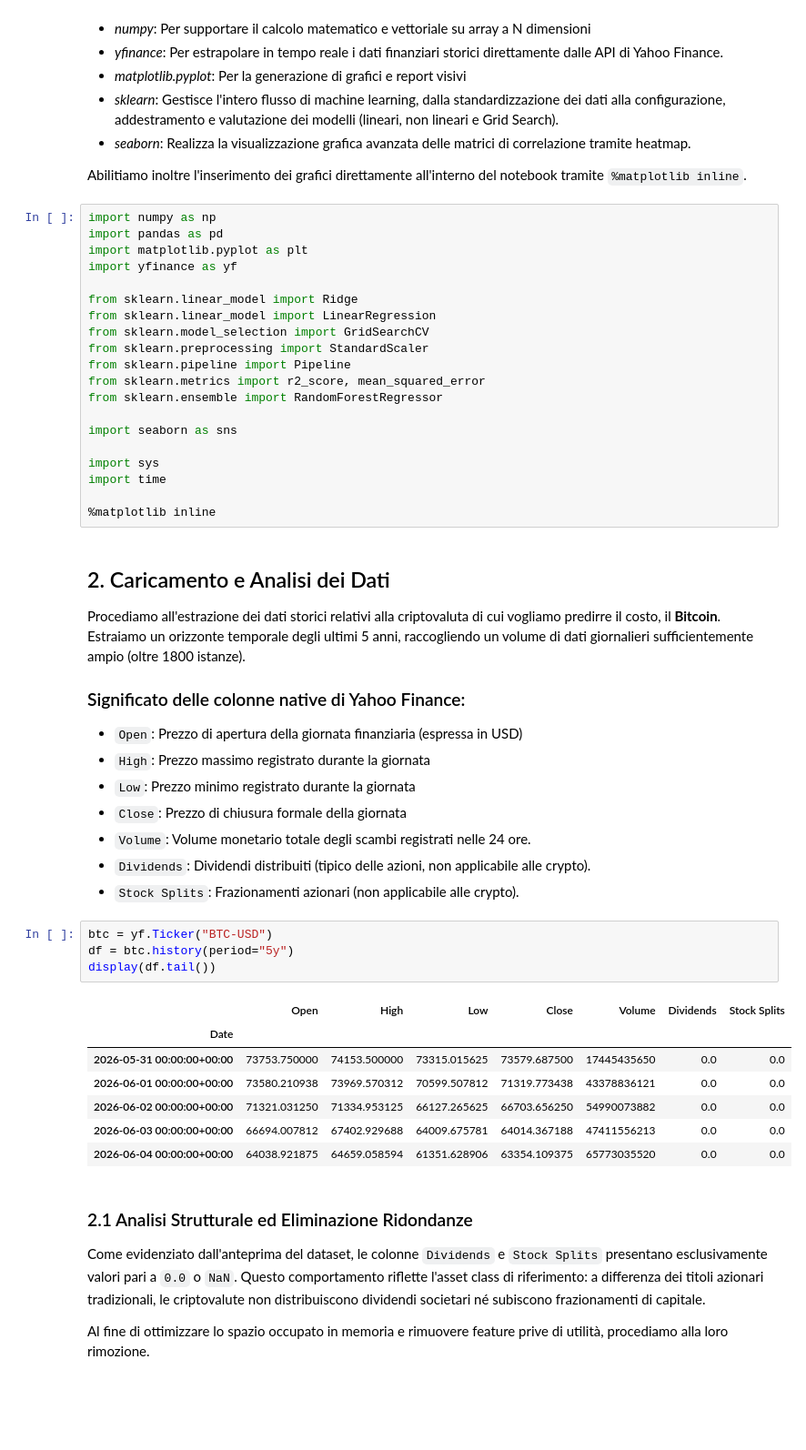
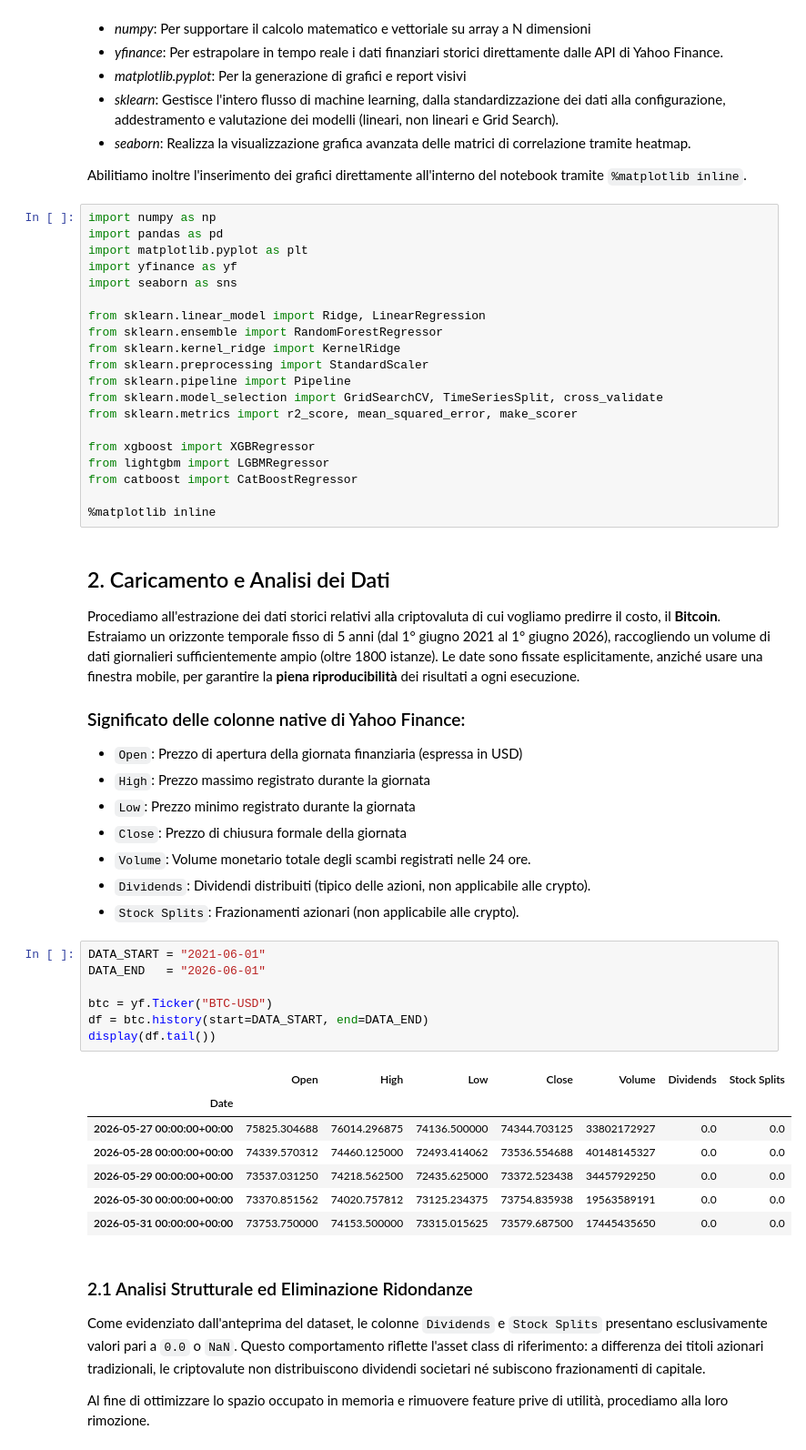
Before and after one commit to TverdohlebEgor/ProgettoDataIntensive, a Jupyter notebook: main.ipynb, the cells around one changed output. Shown at 91% size. Cells and saved outputs as stored; diff of their text form; blank space fills up the shorter version.

```diff
--- a/main.ipynb
+++ b/main.ipynb
@@ -20,25 +20,25 @@ import numpy as np
 import pandas as pd
 import matplotlib.pyplot as plt
 import yfinance as yf
+import seaborn as sns
 
-from sklearn.linear_model import Ridge
-from sklearn.linear_model import LinearRegression
-from sklearn.model_selection import GridSearchCV
+from sklearn.linear_model import Ridge, LinearRegression
+from sklearn.ensemble import RandomForestRegressor
+from sklearn.kernel_ridge import KernelRidge
 from sklearn.preprocessing import StandardScaler
 from sklearn.pipeline import Pipeline
-from sklearn.metrics import r2_score, mean_squared_error
-from sklearn.ensemble import RandomForestRegressor
+from sklearn.model_selection import GridSearchCV, TimeSeriesSplit, cross_validate
+from sklearn.metrics import r2_score, mean_squared_error, make_scorer
 
-import seaborn as sns
-
-import sys
-import time
+from xgboost import XGBRegressor
+from lightgbm import LGBMRegressor
+from catboost import CatBoostRegressor
 
 %matplotlib inline
 # %% [markdown]
 ## 2. Caricamento e Analisi dei Dati
 
-Procediamo all'estrazione dei dati storici relativi alla criptovaluta di cui vogliamo predirre il costo, il **Bitcoin**. Estraiamo un orizzonte temporale degli ultimi 5 anni, raccogliendo un volume di dati giornalieri sufficientemente ampio (oltre 1800 istanze).
+Procediamo all'estrazione dei dati storici relativi alla criptovaluta di cui vogliamo predirre il costo, il **Bitcoin**. Estraiamo un orizzonte temporale fisso di 5 anni (dal 1° giugno 2021 al 1° giugno 2026), raccogliendo un volume di dati giornalieri sufficientemente ampio (oltre 1800 istanze). Le date sono fissate esplicitamente, anziché usare una finestra mobile, per garantire la **piena riproducibilità** dei risultati a ogni esecuzione.
 
 ### Significato delle colonne native di Yahoo Finance:
 - `Open`: Prezzo di apertura della giornata finanziaria (espressa in USD)
@@ -49,17 +49,20 @@ Procediamo all'estrazione dei dati storici relativi alla criptovaluta di cui vog
 - `Dividends`: Dividendi distribuiti (tipico delle azioni, non applicabile alle crypto).
 - `Stock Splits`: Frazionamenti azionari (non applicabile alle crypto).
 # %%
+DATA_START = "2021-06-01"
+DATA_END   = "2026-06-01"
+
 btc = yf.Ticker("BTC-USD")
-df = btc.history(period="5y")
+df = btc.history(start=DATA_START, end=DATA_END)
 display(df.tail())
 # %% [output]
 |  | Open | High | Low | Close | Volume | Dividends | Stock Splits |
 | Date |  |  |  |  |  |  |  |
+| 2026-05-27 00:00:00+00:00 | 75825.304688 | 76014.296875 | 74136.500000 | 74344.703125 | 33802172927 | 0.0 | 0.0 |
+| 2026-05-28 00:00:00+00:00 | 74339.570312 | 74460.125000 | 72493.414062 | 73536.554688 | 40148145327 | 0.0 | 0.0 |
+| 2026-05-29 00:00:00+00:00 | 73537.031250 | 74218.562500 | 72435.625000 | 73372.523438 | 34457929250 | 0.0 | 0.0 |
+| 2026-05-30 00:00:00+00:00 | 73370.851562 | 74020.757812 | 73125.234375 | 73754.835938 | 19563589191 | 0.0 | 0.0 |
 | 2026-05-31 00:00:00+00:00 | 73753.750000 | 74153.500000 | 73315.015625 | 73579.687500 | 17445435650 | 0.0 | 0.0 |
-| 2026-06-01 00:00:00+00:00 | 73580.210938 | 73969.570312 | 70599.507812 | 71319.773438 | 43378836121 | 0.0 | 0.0 |
-| 2026-06-02 00:00:00+00:00 | 71321.031250 | 71334.953125 | 66127.265625 | 66703.656250 | 54990073882 | 0.0 | 0.0 |
-| 2026-06-03 00:00:00+00:00 | 66694.007812 | 67402.929688 | 64009.675781 | 64014.367188 | 47411556213 | 0.0 | 0.0 |
-| 2026-06-04 00:00:00+00:00 | 64038.921875 | 64659.058594 | 61351.628906 | 63354.109375 | 65773035520 | 0.0 | 0.0 |
 # %% [markdown]
 ### 2.1 Analisi Strutturale ed Eliminazione Ridondanze
 
```
Also changed, not shown: parts of 44 cells of this notebook.
